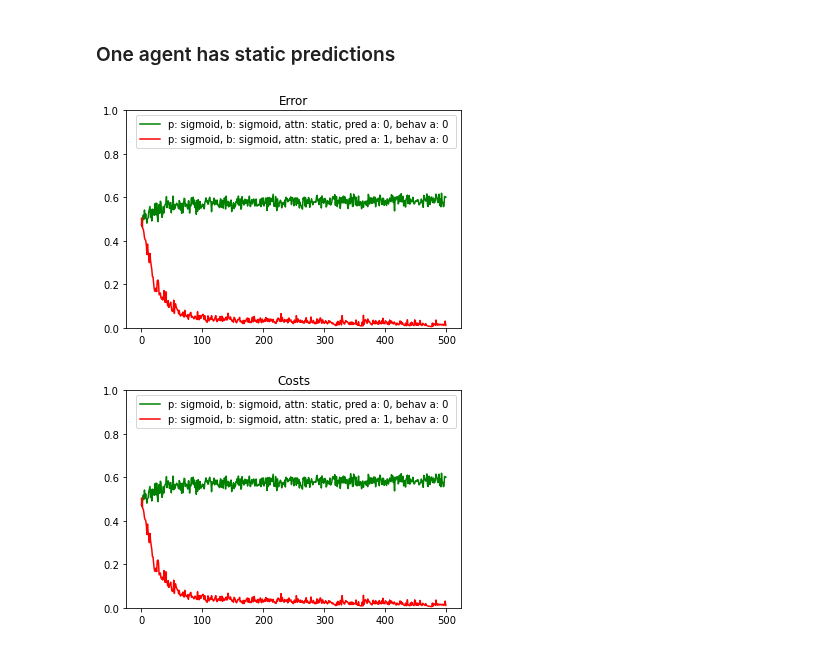
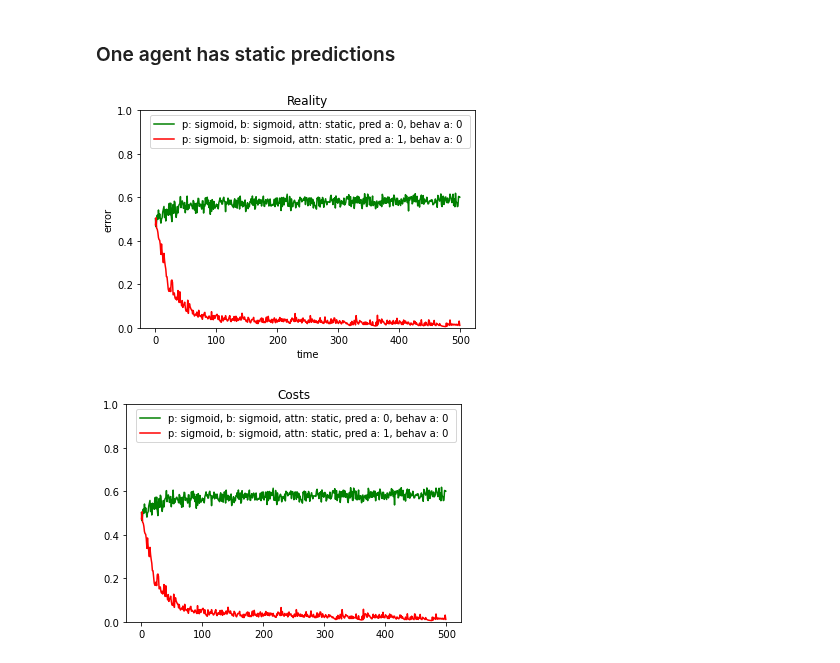
Before and after one commit to rpassas/Social_AI, a Jupyter notebook: experiments/stable_ref_signal.ipynb, the cells around one changed output. Saved outputs shown, nothing was run; the diff lists cells and outputs as text; code cells hidden in the pictures.

```diff
--- a/experiments/stable_ref_signal.ipynb
+++ b/experiments/stable_ref_signal.ipynb
@@ -23,13 +24,15 @@ time = [t for t in range(len(costs[0]))]
 # %%
 plt.figure(facecolor='white')
 plt.plot(time, error[0], 'g', label=agents[0])
 plt.plot(time, error[1], 'r', label=agents[1])
 plt.ylim([0, 1])
 plt.legend()
-plt.title("Error")
+plt.xlabel("time")
+plt.ylabel("error")
+plt.title("Reality")
 plt.show()
 # %% [output]
-[figure, old version]
+[figure, new version]
 # %%
 plt.figure(facecolor='white')
 plt.plot(time, costs[0], 'g', label=agents[0])
```
Also changed, not shown: parts of 14 cells of this notebook, 1 other file.
